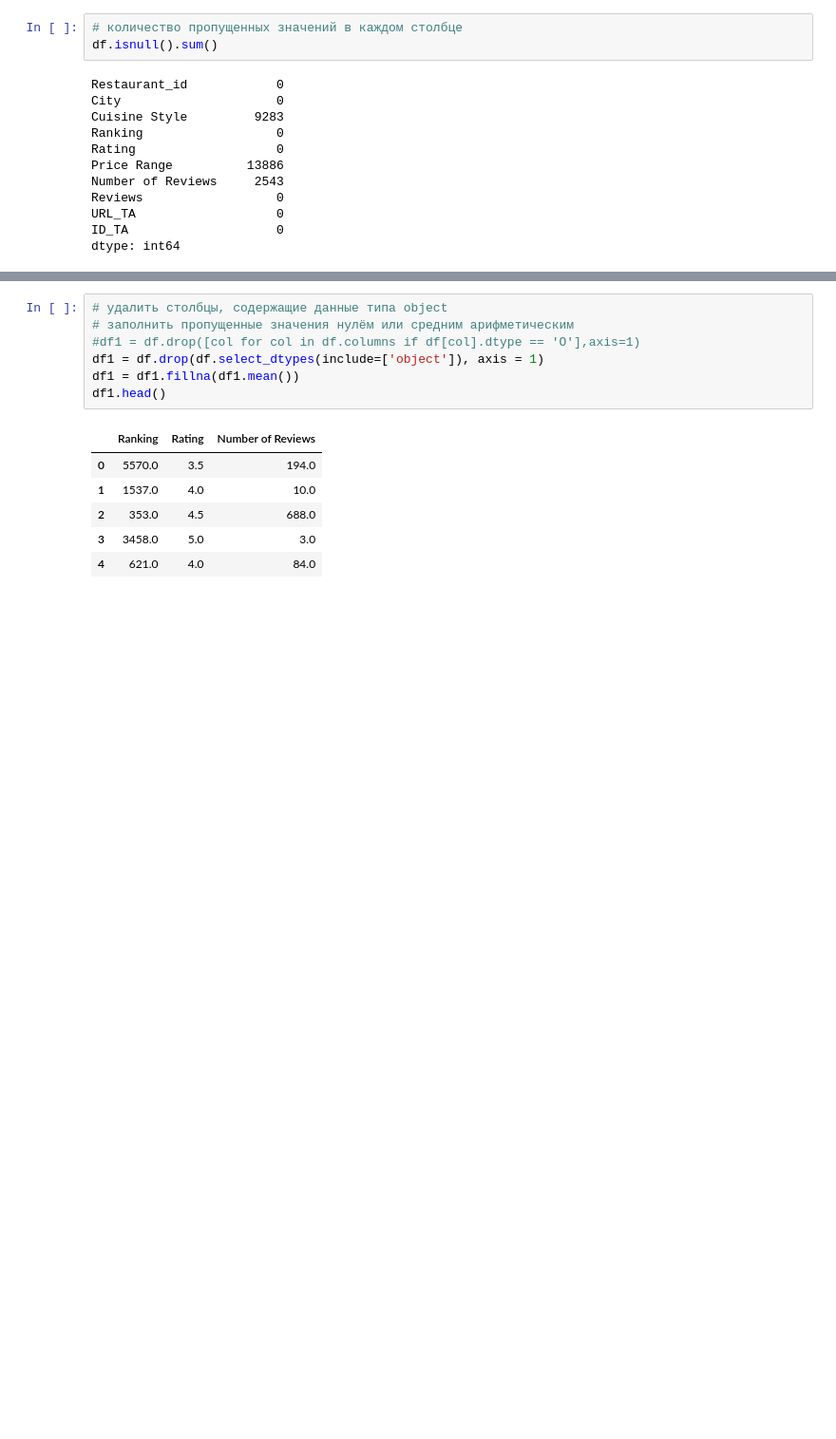
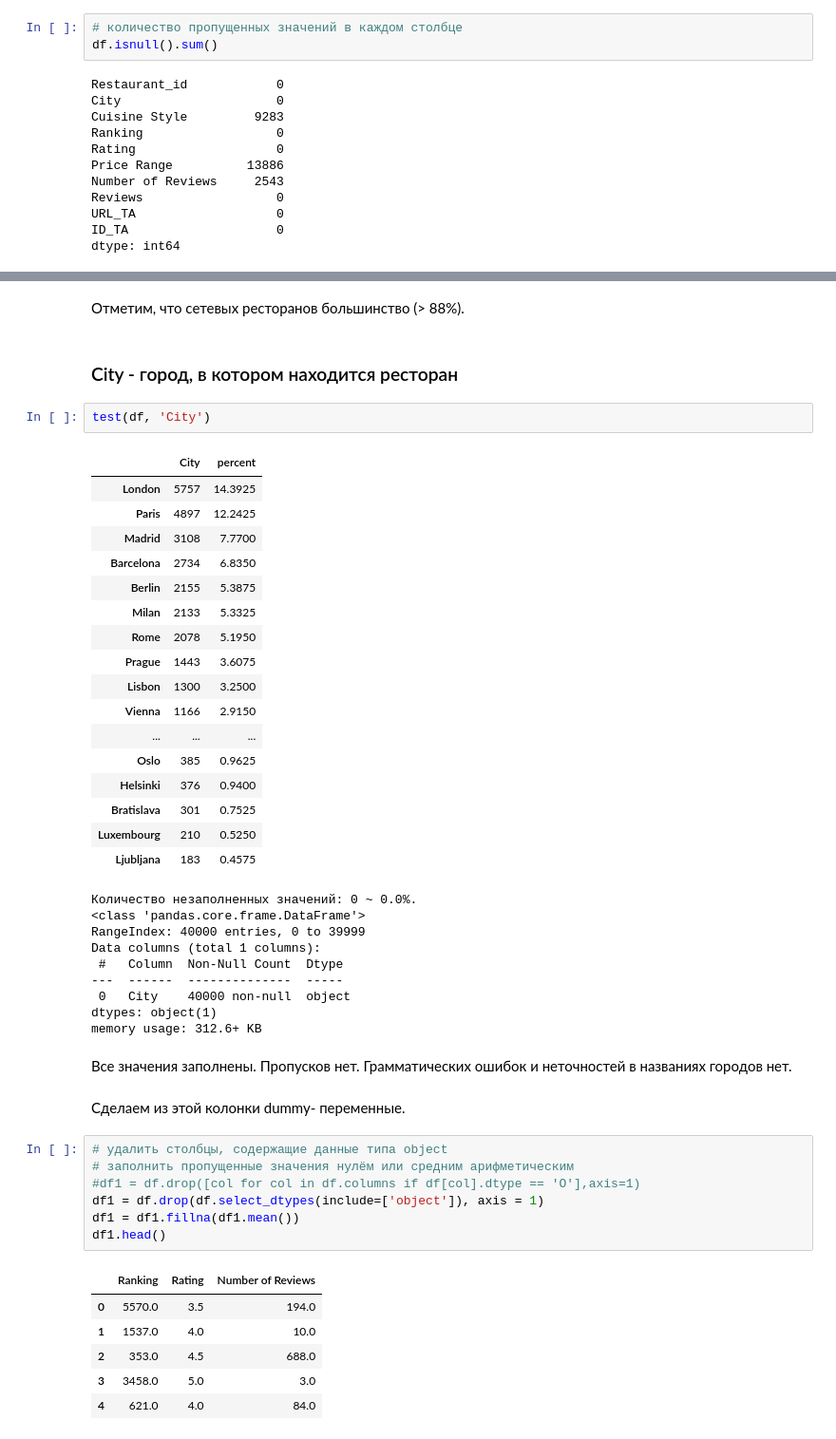
Before and after one commit to lermontoff123/Projekts, a Jupyter notebook: 4. Restaurant/Restaurant.ipynb, the cells around one changed output, grey strips where cells are left out. Shown at 95% size. Saved outputs shown, nothing was run; the diff lists cells and outputs as text; blank space fills up the shorter version.

Commit message:
Обрабатываем колонки - города

```diff
--- a/4. Restaurant/Restaurant.ipynb
+++ b/4. Restaurant/Restaurant.ipynb
@@ -131,3 +290,40 @@ df.head()
+# %% [markdown]
+Отметим, что сетевых ресторанов большинство (> 88%).
+# %% [markdown]
+### City - город, в котором находится ресторан
+# %%
+test(df, 'City')
+# %% [output]
+|  | City | percent |
+| London | 5757 | 14.3925 |
+| Paris | 4897 | 12.2425 |
+| Madrid | 3108 | 7.7700 |
+| Barcelona | 2734 | 6.8350 |
+| Berlin | 2155 | 5.3875 |
+| Milan | 2133 | 5.3325 |
+| Rome | 2078 | 5.1950 |
+| Prague | 1443 | 3.6075 |
+| Lisbon | 1300 | 3.2500 |
+| Vienna | 1166 | 2.9150 |
+| ... | ... | ... |
+| Oslo | 385 | 0.9625 |
+| Helsinki | 376 | 0.9400 |
+| Bratislava | 301 | 0.7525 |
+| Luxembourg | 210 | 0.5250 |
+| Ljubljana | 183 | 0.4575 |
+Количество незаполненных значений: 0 ~ 0.0%.
+<class 'pandas.core.frame.DataFrame'>
+RangeIndex: 40000 entries, 0 to 39999
+Data columns (total 1 columns):
+ #   Column  Non-Null Count  Dtype
+---  ------  --------------  -----
+ 0   City    40000 non-null  object
+dtypes: object(1)
+memory usage: 312.6+ KB
+# %% [markdown]
+Все значения заполнены. Пропусков нет. Грамматических ошибок и неточностей в названиях городов нет.
+# %% [markdown]
+Сделаем из этой колонки dummy- переменные.
 # %%
 # удалить столбцы, содержащие данные типа object
 # заполнить пропущенные значения нулём или средним арифметическим
```
Also changed, not shown: parts of 17 cells of this notebook, 1 other file.
